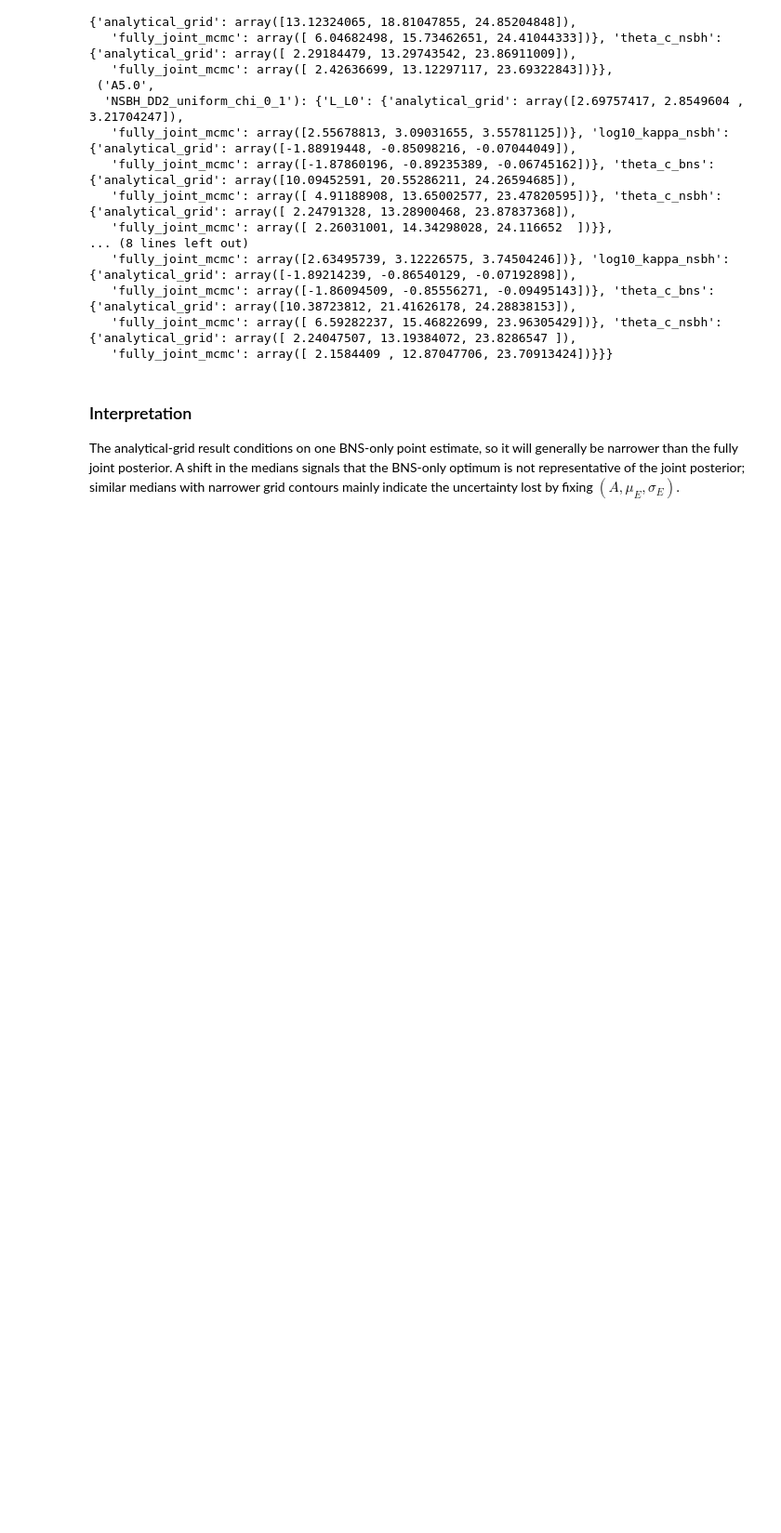
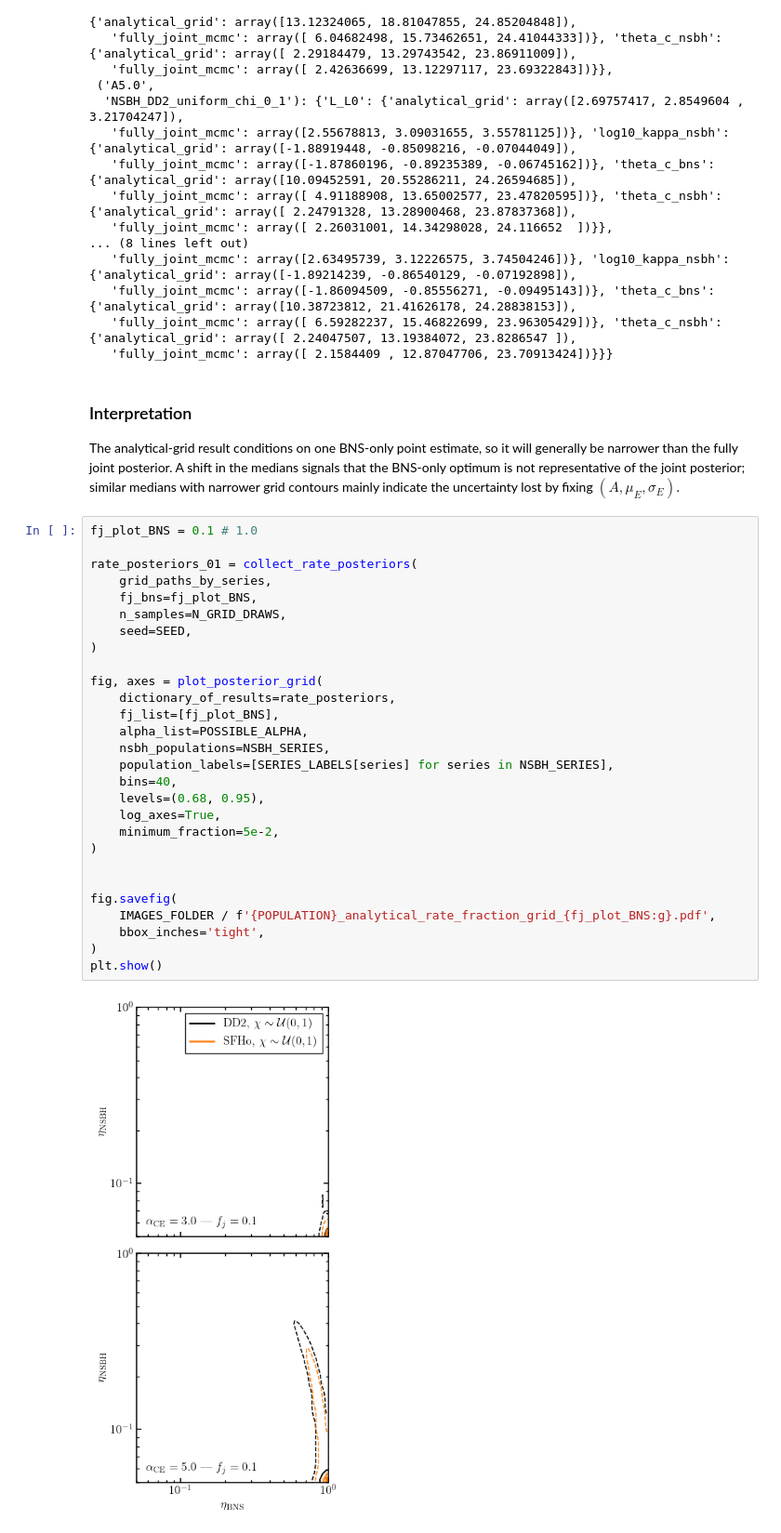
Before and after one commit to LudoDe/MAGGPY, a Jupyter notebook: NSBH/Baseline/full_ratio/single_likelihood_runner.ipynb, the cells around one changed output. Shown at 93% size. Drawn from its saved outputs; the diff is of its cells as text; blank space fills up the shorter version.

Commit message:
Final version of NSBH runs

```diff
--- a/NSBH/Baseline/full_ratio/single_likelihood_runner.ipynb
+++ b/NSBH/Baseline/full_ratio/single_likelihood_runner.ipynb
@@ -441,3 +441,33 @@ Loading existing directory  : Output_files/full_likelihood_alpha_A5.0_fj_1_geome
 ### Interpretation
 
 The analytical-grid result conditions on one BNS-only point estimate, so it will generally be narrower than the fully joint posterior. A shift in the medians signals that the BNS-only optimum is not representative of the joint posterior; similar medians with narrower grid contours mainly indicate the uncertainty lost by fixing $(A,\mu_E,\sigma_E)$.
+# %%
+fj_plot_BNS = 0.1 # 1.0
+
+rate_posteriors_01 = collect_rate_posteriors(
+    grid_paths_by_series,
+    fj_bns=fj_plot_BNS,
+    n_samples=N_GRID_DRAWS,
+    seed=SEED,
+)
+
+fig, axes = plot_posterior_grid(
+    dictionary_of_results=rate_posteriors,
+    fj_list=[fj_plot_BNS],
+    alpha_list=POSSIBLE_ALPHA,
+    nsbh_populations=NSBH_SERIES,
+    population_labels=[SERIES_LABELS[series] for series in NSBH_SERIES],
+    bins=40,
+    levels=(0.68, 0.95),
+    log_axes=True,
+    minimum_fraction=5e-2,
+)
+
+
+fig.savefig(
+    IMAGES_FOLDER / f'{POPULATION}_analytical_rate_fraction_grid_{fj_plot_BNS:g}.pdf',
+    bbox_inches='tight',
+)
+plt.show()
+# %% [output]
+[figure, added]
```
Also changed, not shown: parts of 7 cells of this notebook, 54 other files.
